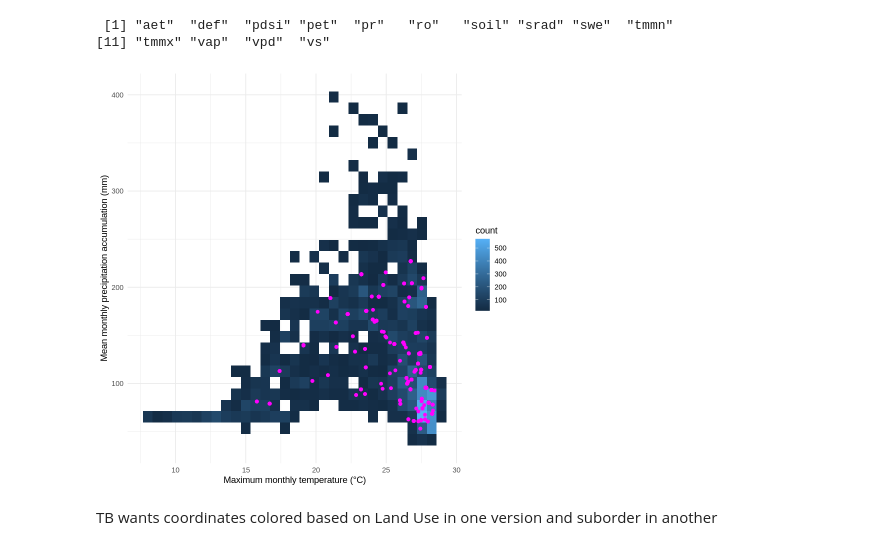
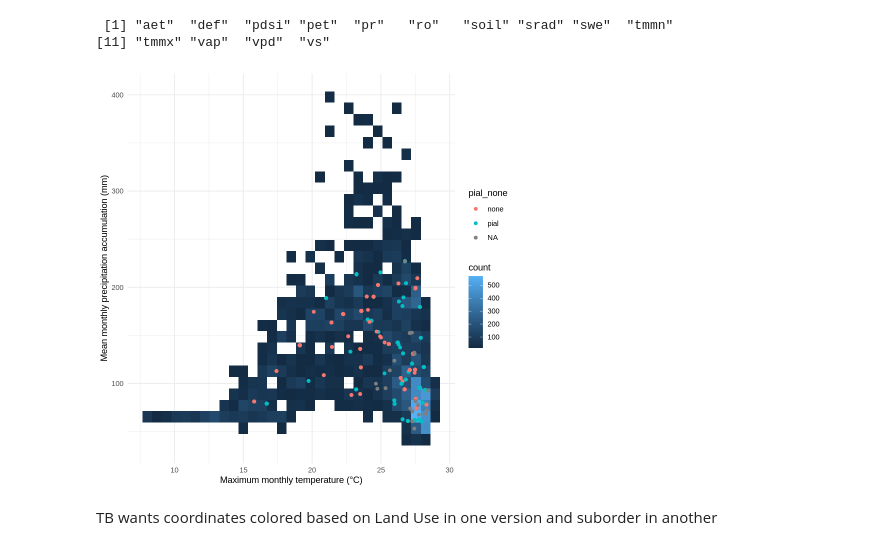
Before and after one commit to hayleypc/HawaiiClimate, a Jupyter notebook: HI_MAP_MATxSH.ipynb, the cells around one changed output. Cells and saved outputs as stored; diff of their text form; code cells hidden in the pictures.

```diff
--- a/HI_MAP_MATxSH.ipynb
+++ b/HI_MAP_MATxSH.ipynb
@@ -250,13 +258,13 @@ norm_soilHealth_dt <- norm_soilHealth_dt[,.(pr,tmmx)]
 # %%
 climate_dt %>%
   ggplot(aes(x=tmmx*0.1,y=pr))+
   geom_bin2d() +
   # geom_point(data=soilHealth_dt,aes(x=tmmx*0.1,y=pr),color= pial_none)+
-  geom_point(data=soilHealth_dt,aes(x=tmmx*0.1,y=pr),color='magenta')+
+  geom_point(data=soilHealth_dt,aes(x=tmmx*0.1,y=pr,color= pial_none))+
   labs(x = "Maximum monthly temperature (°C)", y = "Mean monthly precipitation accumulation (mm)") +
   theme_minimal()
 # %% [output]
-[figure, old version]
+[figure, new version]
 # %% [markdown]
 TB wants coordinates colored based on Land Use in one version and suborder in another
 # %%
```
Also changed, not shown: parts of 8 cells of this notebook.
